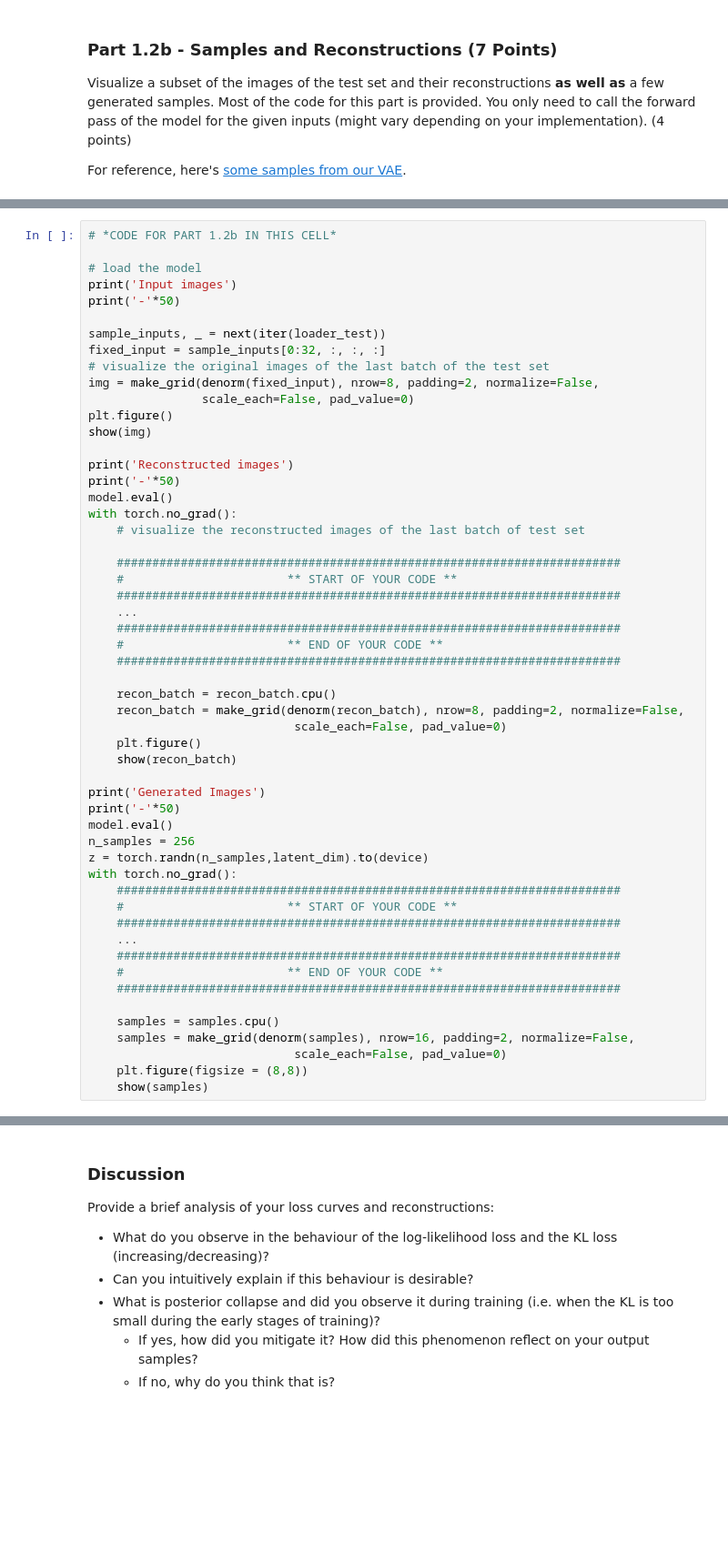
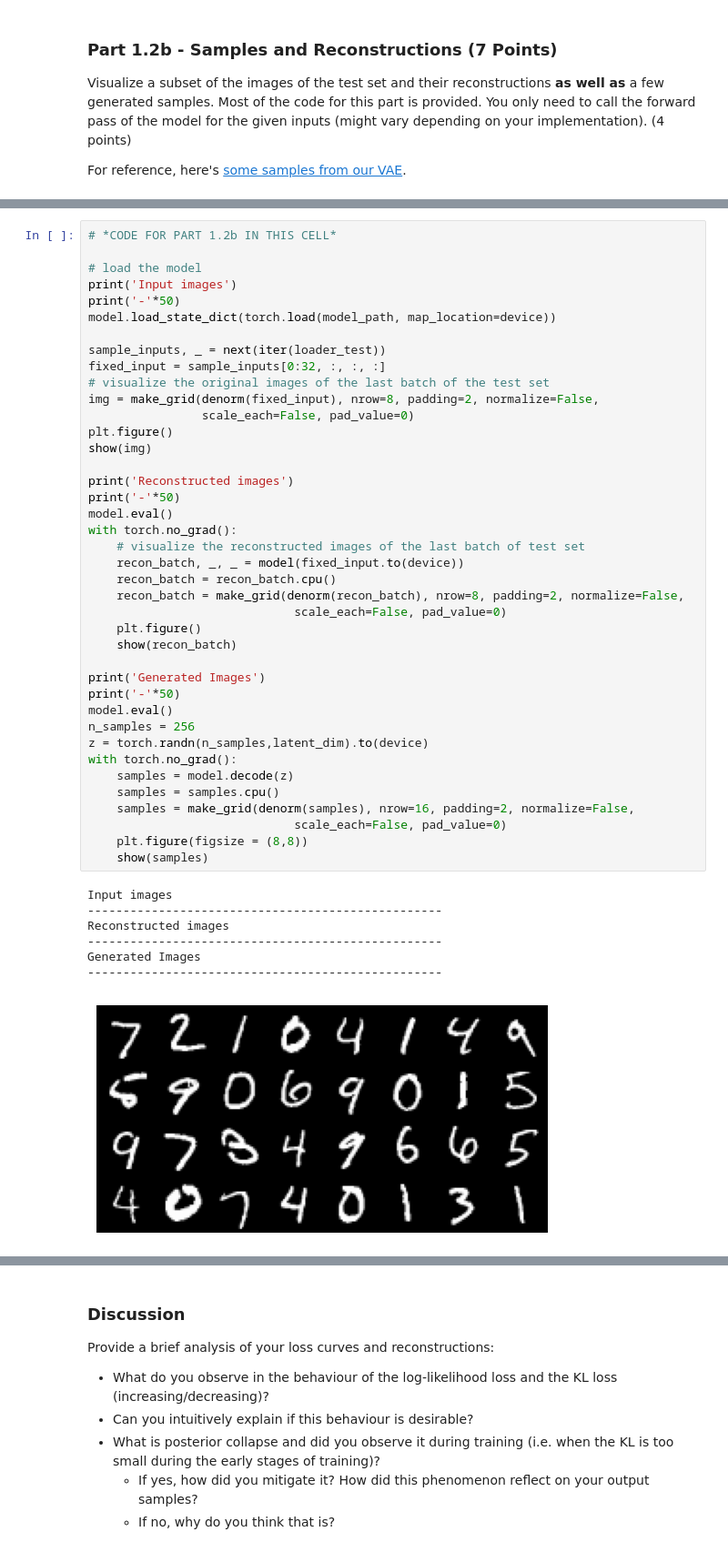
Before and after one commit to fedmand/VAE-DDPM-Implementation, a Jupyter notebook: dl_cw2.ipynb, the cells around one changed output, grey strips where cells are left out. Shown at 91% size. Cells and saved outputs as stored; diff of their text form; blank space fills up the shorter version.

```diff
--- a/dl_cw2.ipynb
+++ b/dl_cw2.ipynb
@@ -682,51 +732,45 @@ For reference, here's [some samples from our VAE](https://imgur.com/NwNMuG3).
 # load the model
 print('Input images')
 print('-'*50)
+model.load_state_dict(torch.load(model_path, map_location=device))
 
 sample_inputs, _ = next(iter(loader_test))
 fixed_input = sample_inputs[0:32, :, :, :]
 # visualize the original images of the last batch of the test set
 img = make_grid(denorm(fixed_input), nrow=8, padding=2, normalize=False,
                 scale_each=False, pad_value=0)
 plt.figure()
 show(img)
 
 print('Reconstructed images')
 print('-'*50)
 model.eval()
 with torch.no_grad():
     # visualize the reconstructed images of the last batch of test set
-
-    #######################################################################
-    #                       ** START OF YOUR CODE **
-    #######################################################################
-    ...
-    #######################################################################
-    #                       ** END OF YOUR CODE **
-    #######################################################################
-
+    recon_batch, _, _ = model(fixed_input.to(device))
     recon_batch = recon_batch.cpu()
     recon_batch = make_grid(denorm(recon_batch), nrow=8, padding=2, normalize=False,
                              scale_each=False, pad_value=0)
     plt.figure()
     show(recon_batch)
 
 print('Generated Images')
 print('-'*50)
 model.eval()
 n_samples = 256
 z = torch.randn(n_samples,latent_dim).to(device)
 with torch.no_grad():
-    #######################################################################
-    #                       ** START OF YOUR CODE **
-    #######################################################################
-    ...
-    #######################################################################
-    #                       ** END OF YOUR CODE **
-    #######################################################################
-
+    samples = model.decode(z)
     samples = samples.cpu()
     samples = make_grid(denorm(samples), nrow=16, padding=2, normalize=False,
                              scale_each=False, pad_value=0)
     plt.figure(figsize = (8,8))
     show(samples)
+# %% [output]
+Input images
+--------------------------------------------------
+Reconstructed images
+--------------------------------------------------
+Generated Images
+--------------------------------------------------
+[figure, added]
```
Also changed, not shown: parts of 8 cells of this notebook.
